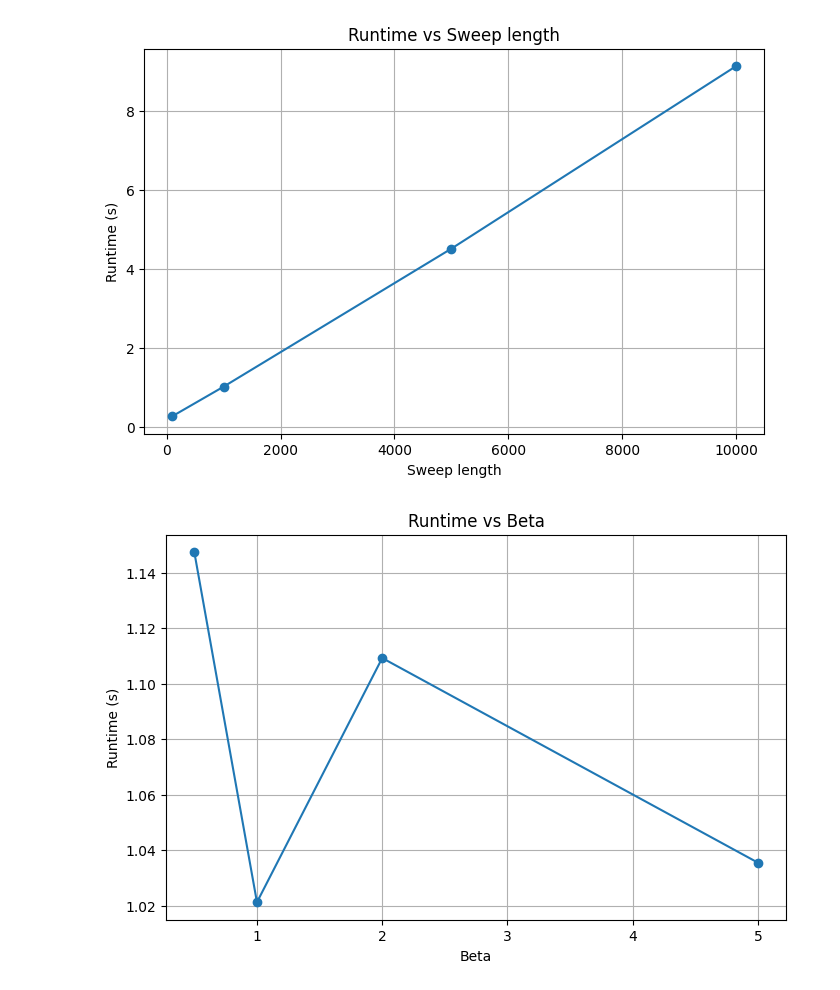
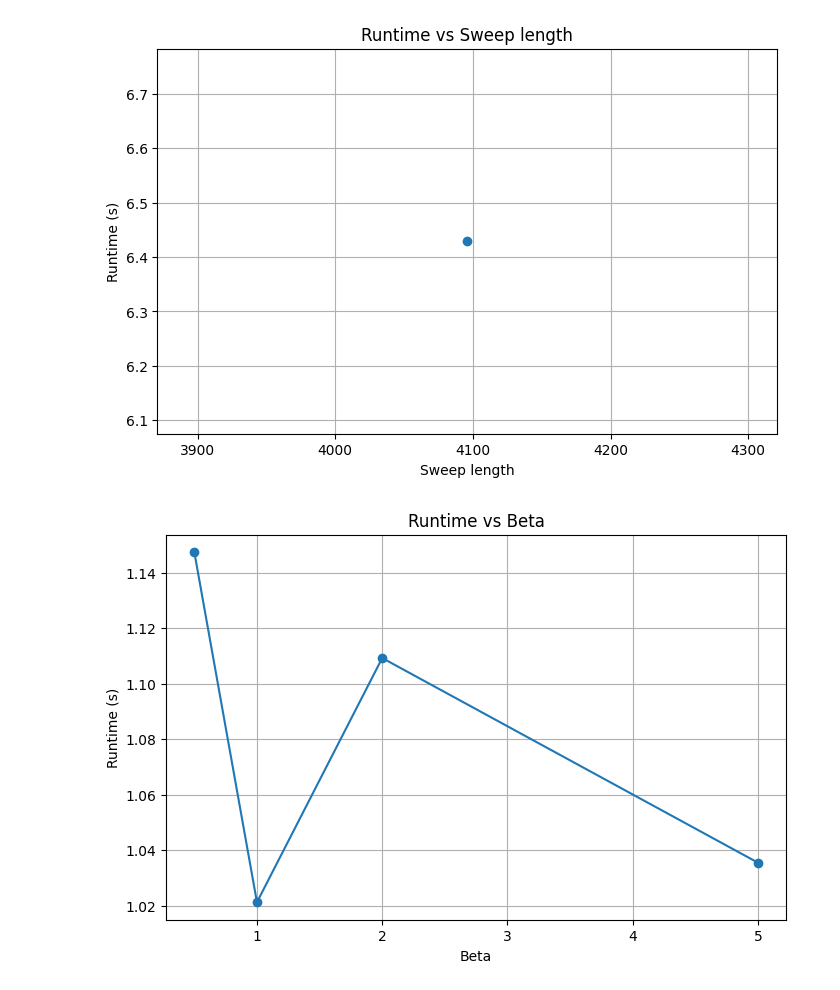
Before and after one commit to Corbanez97/spherical-model, a Jupyter notebook: notebooks/performance_sweep.ipynb, the cells around one changed output. Drawn from its saved outputs; the diff is of its cells as text; code cells hidden in the pictures.

```diff
--- a/notebooks/performance_sweep.ipynb
+++ b/notebooks/performance_sweep.ipynb
@@ -121,15 +121,15 @@ plot_experiment(lattice_replicas, {"times": times}, "Lattice replicas")
 # %%
 # ---- B. Sweep length
-sweep_lengths = [128, 1024, 4096, 131072]
+sweep_lengths = [4096]
 times = []
 for S in sweep_lengths:
     p = base_params.copy()
     p["sweep_length"] = S
     perf = run_with_timing(p)
     times.append(perf["runtime"])
 plot_experiment(sweep_lengths, {"times": times}, "Sweep length")
 # %% [output]
-[figure, old version]
+[figure, new version]
 # %%
 # ---- C. Beta
 betas = [0.01, 0.2, 0.44, 0.6, 0.8, 1]
```
Also changed, not shown: parts of 4 cells of this notebook, 2 other files.
